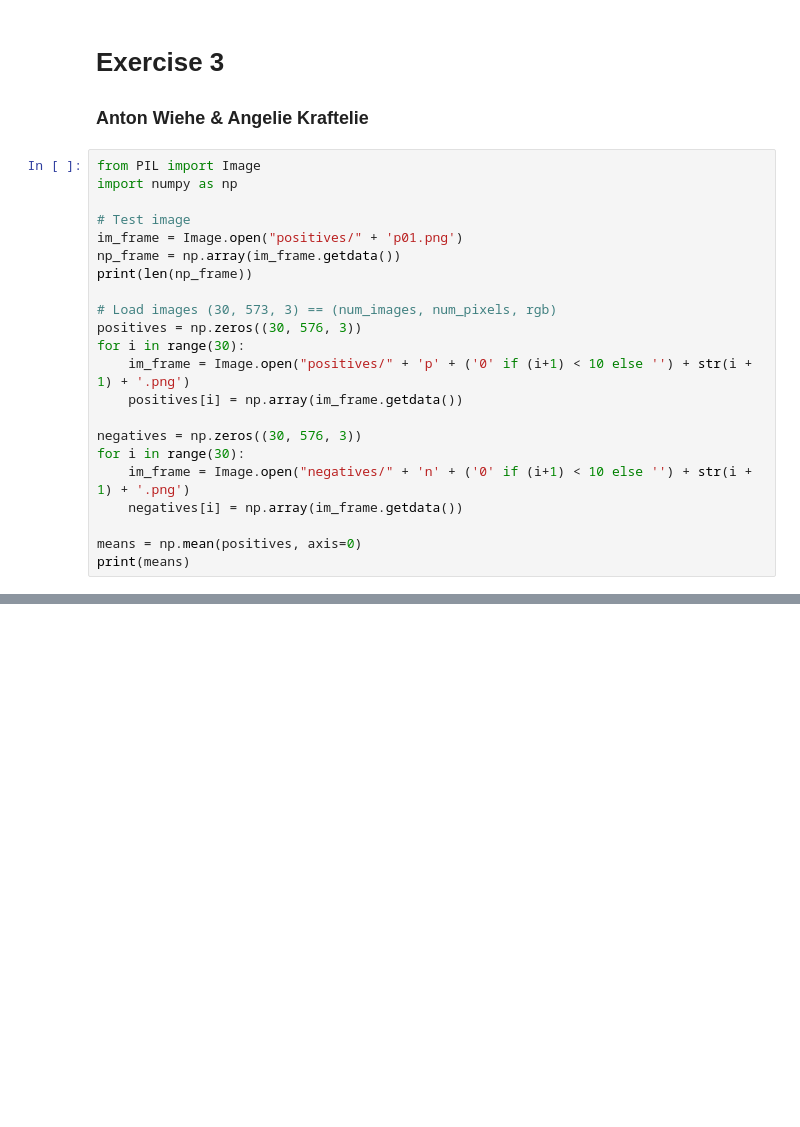
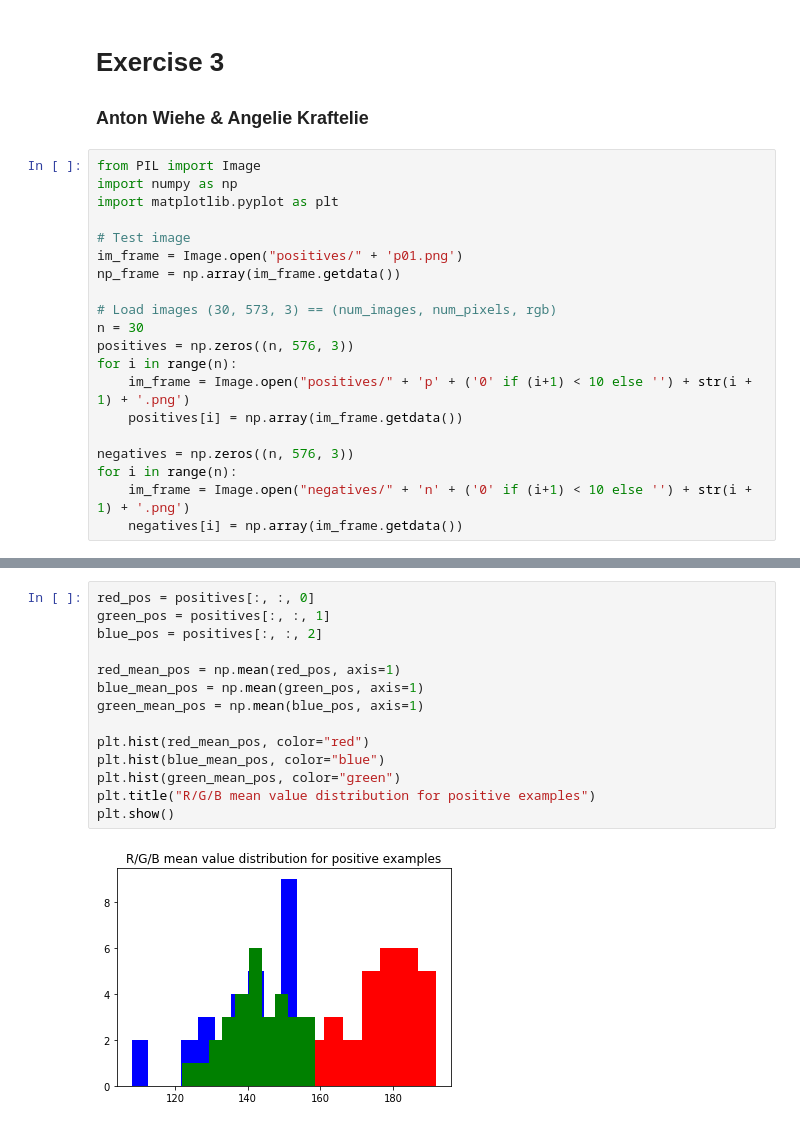
Before and after one commit to krangelie/MachineLearning_Summer19, a Jupyter notebook: Exercise3/exercise3.ipynb, the cells around one changed output, grey strips where cells are left out. Cells and saved outputs as stored; diff of their text form; blank space fills up the shorter version.

```diff
--- a/Exercise3/exercise3.ipynb
+++ b/Exercise3/exercise3.ipynb
@@ -4,22 +4,20 @@
 # %%
 from PIL import Image
 import numpy as np
+import matplotlib.pyplot as plt
 
 # Test image
 im_frame = Image.open("positives/" + 'p01.png')
 np_frame = np.array(im_frame.getdata())
-print(len(np_frame))
 
 # Load images (30, 573, 3) == (num_images, num_pixels, rgb)
-positives = np.zeros((30, 576, 3))
-for i in range(30):
+n = 30
+positives = np.zeros((n, 576, 3))
+for i in range(n):
     im_frame = Image.open("positives/" + 'p' + ('0' if (i+1) < 10 else '') + str(i + 1) + '.png')
     positives[i] = np.array(im_frame.getdata())
 
-negatives = np.zeros((30, 576, 3))
-for i in range(30):
+negatives = np.zeros((n, 576, 3))
+for i in range(n):
     im_frame = Image.open("negatives/" + 'n' + ('0' if (i+1) < 10 else '') + str(i + 1) + '.png')
     negatives[i] = np.array(im_frame.getdata())
-
-means = np.mean(positives, axis=0)
-print(means)
@@ -37,0 +24,16 @@ print(means)
+# %%
+red_pos = positives[:, :, 0]
+green_pos = positives[:, :, 1]
+blue_pos = positives[:, :, 2]
+
+red_mean_pos = np.mean(red_pos, axis=1)
+blue_mean_pos = np.mean(green_pos, axis=1)
+green_mean_pos = np.mean(blue_pos, axis=1)
+
+plt.hist(red_mean_pos, color="red")
+plt.hist(blue_mean_pos, color="blue")
+plt.hist(green_mean_pos, color="green")
+plt.title("R/G/B mean value distribution for positive examples")
+plt.show()
+# %% [output]
+[figure, added]
```
Also changed, not shown: parts of 13 cells of this notebook.
